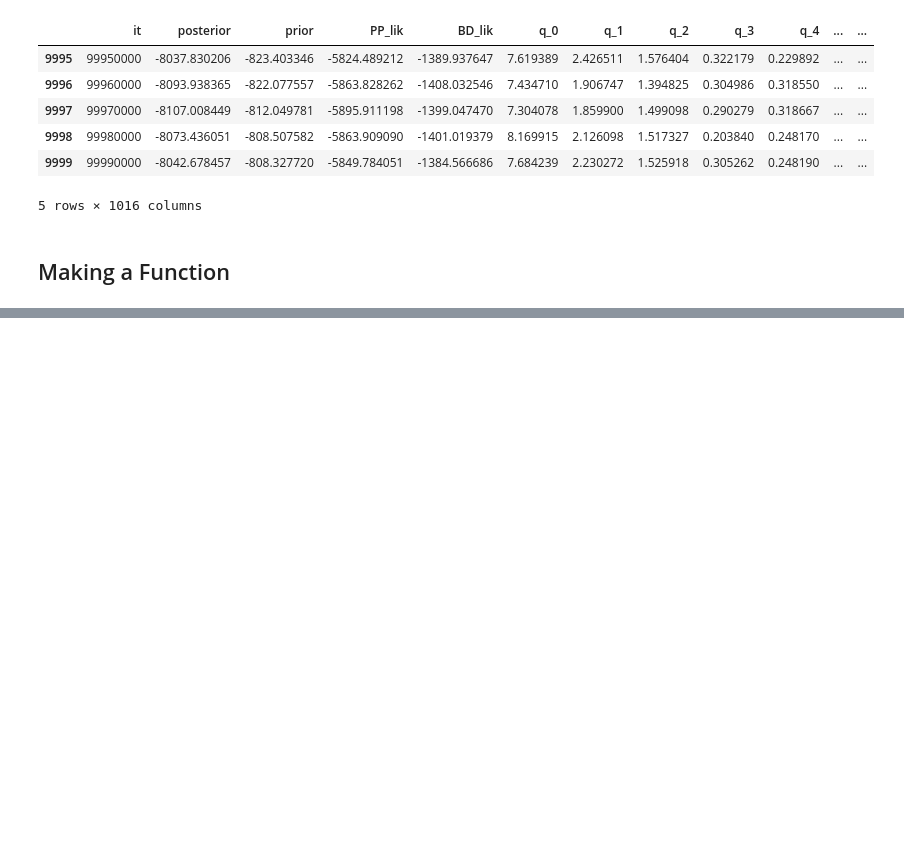
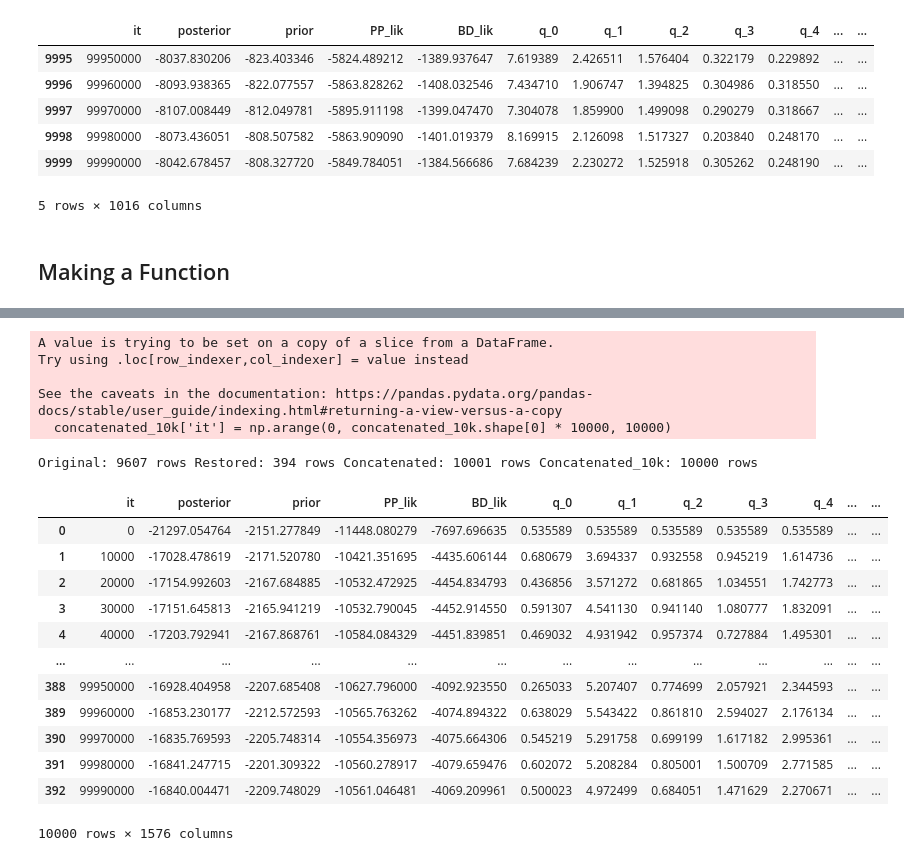
Before and after one commit to shelleylwang/pt_diversity_rates, a Jupyter notebook: mcmc_logs_eda.ipynb, the cells around one changed output, grey strips where cells are left out. Saved outputs shown, nothing was run; the diff lists cells and outputs as text; code cells hidden in the pictures; blank space fills up the shorter version.

```diff
--- a/mcmc_logs_eda.ipynb
+++ b/mcmc_logs_eda.ipynb
@@ -267,0 +353,25 @@ def concatenate_logs(original_log, restored_log, output_log):
+# %%
+# More tests
+concatenate_logs("./reptilia/mcmc_no_predictors/A_bdnn/reptilia_pyrate_7_G_BDS_BDNN_4_2Tc_mcmc.log",
+                           "./reptilia/mcmc_no_predictors/A_bdnn/A_bdnn_restored_logs/reptilia_pyrate_7_A_G_BDS_BDNN_4_2Tc_mcmc.log",
+                           './reptilia/mcmc_no_predictors/A_bdnn/A_bdnn_concatenated_logs/reptilia_pyrate_7_A_G_BDS_BDNN_4_2Tc_mcmc_final_concat.log')
+# %% [output]
+A value is trying to be set on a copy of a slice from a DataFrame.
+Try using .loc[row_indexer,col_indexer] = value instead
+
+See the caveats in the documentation: https://pandas.pydata.org/pandas-docs/stable/user_guide/indexing.html#returning-a-view-versus-a-copy
+  concatenated_10k['it'] = np.arange(0, concatenated_10k.shape[0] * 10000, 10000)
+Original: 9607 rows Restored: 394 rows Concatenated: 10001 rows Concatenated_10k: 10000 rows
+|  | it | posterior | prior | PP_lik | BD_lik | q_0 | q_1 | q_2 | q_3 | q_4 | ... | ... |
+| 0 | 0 | -21297.054764 | -2151.277849 | -11448.080279 | -7697.696635 | 0.535589 | 0.535589 | 0.535589 | 0.535589 | 0.535589 | ... | ... |
+| 1 | 10000 | -17028.478619 | -2171.520780 | -10421.351695 | -4435.606144 | 0.680679 | 3.694337 | 0.932558 | 0.945219 | 1.614736 | ... | ... |
+| 2 | 20000 | -17154.992603 | -2167.684885 | -10532.472925 | -4454.834793 | 0.436856 | 3.571272 | 0.681865 | 1.034551 | 1.742773 | ... | ... |
+| 3 | 30000 | -17151.645813 | -2165.941219 | -10532.790045 | -4452.914550 | 0.591307 | 4.541130 | 0.941140 | 1.080777 | 1.832091 | ... | ... |
+| 4 | 40000 | -17203.792941 | -2167.868761 | -10584.084329 | -4451.839851 | 0.469032 | 4.931942 | 0.957374 | 0.727884 | 1.495301 | ... | ... |
+| ... | ... | ... | ... | ... | ... | ... | ... | ... | ... | ... | ... | ... |
+| 388 | 99950000 | -16928.404958 | -2207.685408 | -10627.796000 | -4092.923550 | 0.265033 | 5.207407 | 0.774699 | 2.057921 | 2.344593 | ... | ... |
+| 389 | 99960000 | -16853.230177 | -2212.572593 | -10565.763262 | -4074.894322 | 0.638029 | 5.543422 | 0.861810 | 2.594027 | 2.176134 | ... | ... |
+| 390 | 99970000 | -16835.769593 | -2205.748314 | -10554.356973 | -4075.664306 | 0.545219 | 5.291758 | 0.699199 | 1.617182 | 2.995361 | ... | ... |
+| 391 | 99980000 | -16841.247715 | -2201.309322 | -10560.278917 | -4079.659476 | 0.602072 | 5.208284 | 0.805001 | 1.500709 | 2.771585 | ... | ... |
+| 392 | 99990000 | -16840.004471 | -2209.748029 | -10561.046481 | -4069.209961 | 0.500023 | 4.972499 | 0.684051 | 1.471629 | 2.270671 | ... | ... |
+10000 rows × 1576 columns
```
Also changed, not shown: parts of 10 cells of this notebook.
